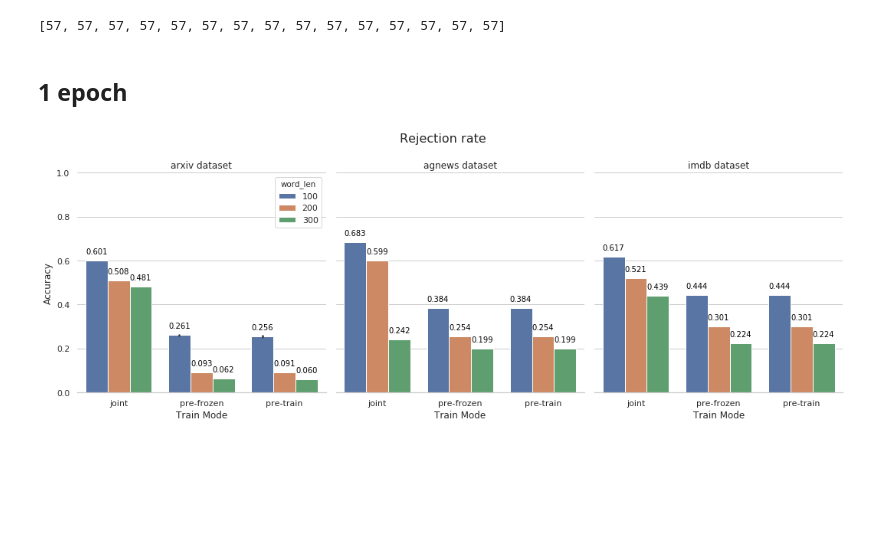
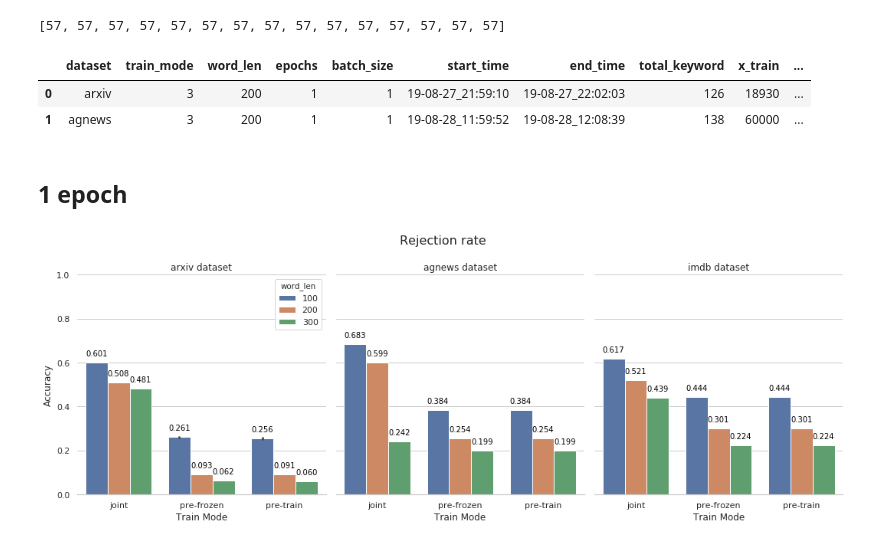
Before and after one commit to IIT-ML/interpretable-text-classification, a Jupyter notebook: show_results.ipynb, the cells around one changed output. Cells and saved outputs as stored; diff of their text form; code cells hidden in the pictures; blank space fills up the shorter version.

```diff
--- a/show_results.ipynb
+++ b/show_results.ipynb
@@ -52,6 +52,12 @@ import seaborn as sns
 import matplotlib.pyplot as plt
 
 sns.set(style="darkgrid")
+# %%
+pdf.head(2)
+# %% [output]
+|  | dataset | train_mode | word_len | epochs | batch_size | start_time | end_time | total_keyword | x_train | ... |
+| 0 | arxiv | 3 | 200 | 1 | 1 | 19-08-27_21:59:10 | 19-08-27_22:02:03 | 126 | 18930 | ... |
+| 1 | agnews | 3 | 200 | 1 | 1 | 19-08-28_11:59:52 | 19-08-28_12:08:39 | 138 | 60000 | ... |
 # %% [markdown]
 ## 1 epoch
 # %%
```
Also changed, not shown: parts of 15 cells of this notebook, 5 other files.
